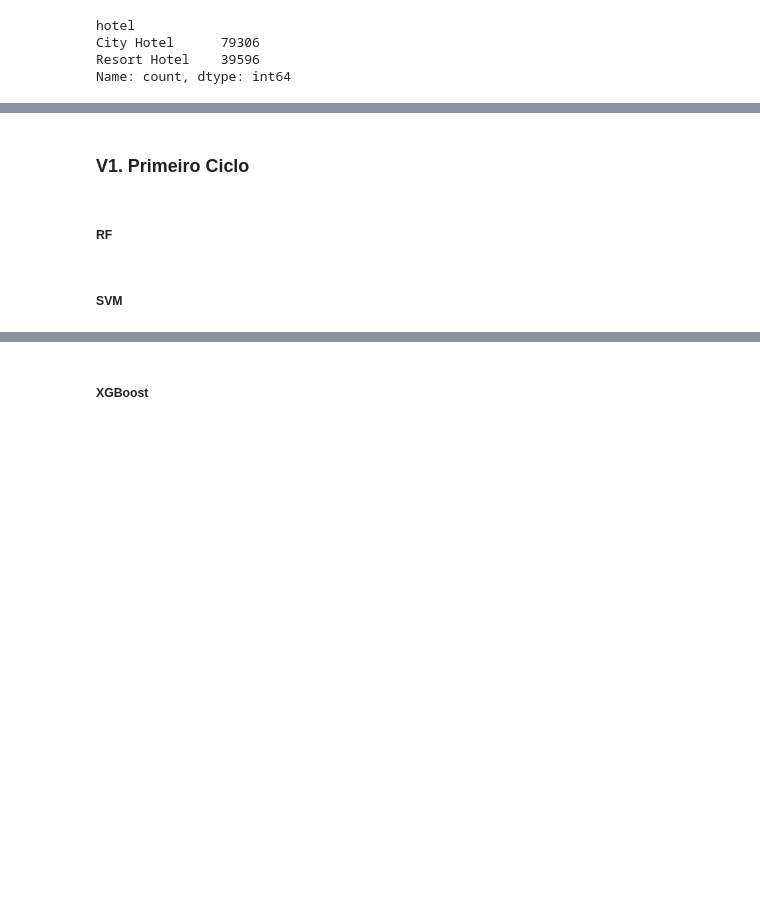
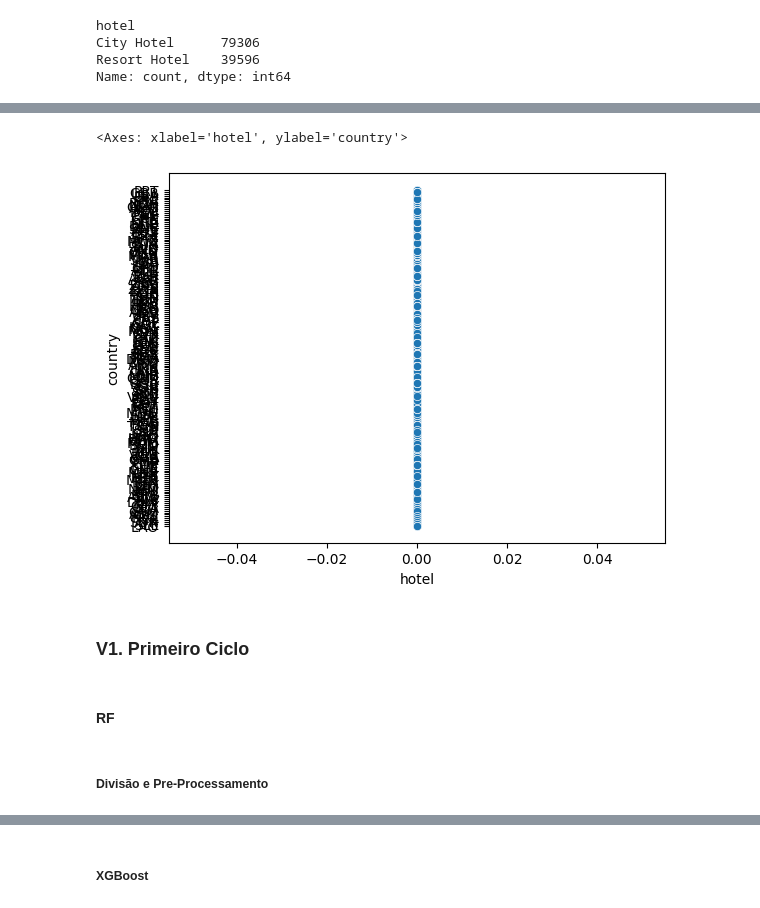
Before and after one commit to joaonovaes1/Hotel-Booking-Cancellation-Forecast, a Jupyter notebook: notebooks/v1.ipynb, the cells around one changed output, grey strips where cells are left out. Saved outputs shown, nothing was run; the diff lists cells and outputs as text; code cells hidden in the pictures; blank space fills up the shorter version.

```diff
--- a/notebooks/v1.ipynb
+++ b/notebooks/v1.ipynb
@@ -93,7 +154,12 @@ Name: count, dtype: int64
+# %%
+sns.scatterplot(data=df, x='hotel', y='country')
+# %% [output]
+<Axes: xlabel='hotel', ylabel='country'>
+[figure, added]
 # %% [markdown]
 ### V1. Primeiro Ciclo
 # %% [markdown]
-##### RF
+#### RF
 # %%
 from sklearn.model_selection import train_test_split
 from sklearn.ensemble import RandomForestClassifier
@@ -103,3 +171,3 @@ x = df.drop('is_canceled', axis=1)
 y = df['is_canceled']
-# %% [markdown]
-##### SVM
+# %% [markdown]
+##### Divisão e Pre-Processamento
```
Also changed, not shown: parts of 13 cells of this notebook, 4 other files.
